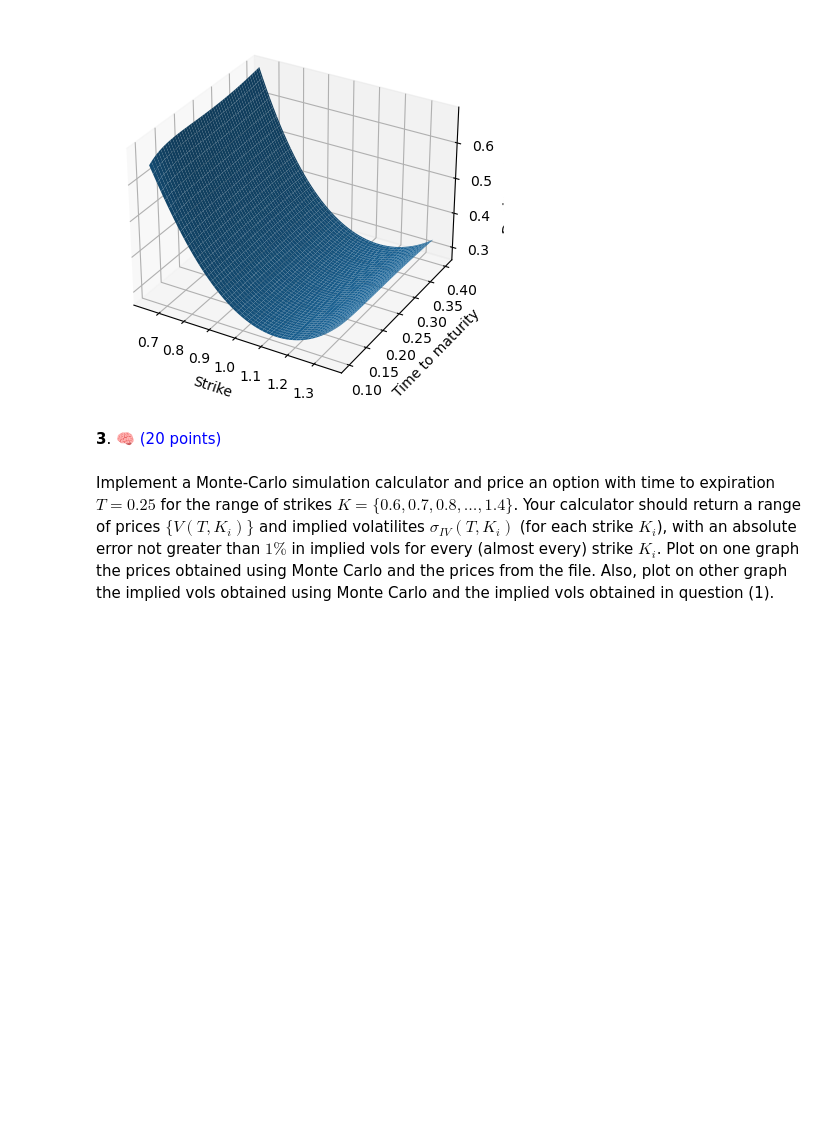
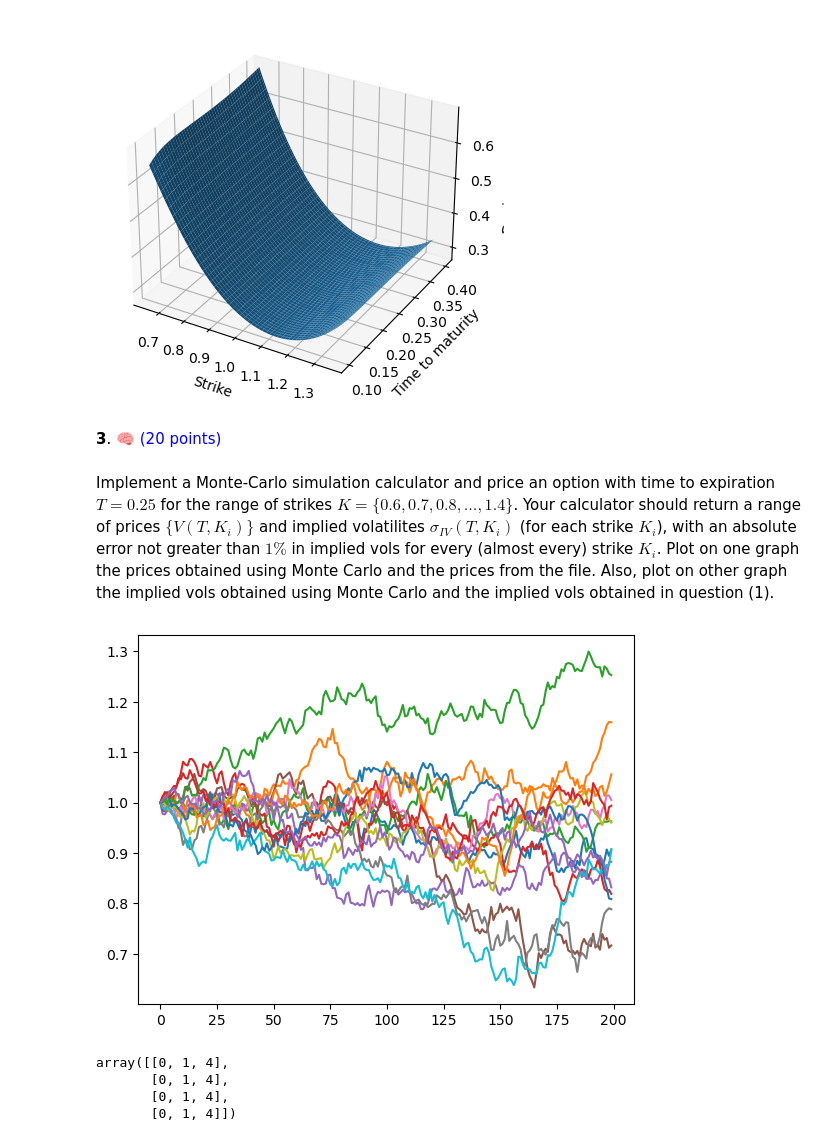
Before and after one commit to VsevolodZaostrovsky/-StochasticVolatilityModels, a Jupyter notebook: Homeworks/Lab 1.ipynb, the cells around one changed output. Saved outputs shown, nothing was run; the diff lists cells and outputs as text; code cells hidden in the pictures; blank space fills up the shorter version.

Commit message:
traj simulator was implemented

```diff
--- a/Homeworks/Lab 1.ipynb
+++ b/Homeworks/Lab 1.ipynb
@@ -352,0 +345,19 @@ Implement a Monte-Carlo simulation calculator and price an option with time to e
+# %%
+def simulate_trajectories(number_of_trajs: int, steps: int, time_to_mat: float, seed: int = 42):
+    ans = np.full((number_of_trajs, steps), 0.)
+
+    dt = time_to_mat / float(steps)
+    random = np.random.default_rng(seed)
+    for i in range(steps - 1):
+        norm = random.normal(size=(number_of_trajs, 1))
+        deltat = np.full((1, number_of_trajs), i * dt)
+
+        ans[:, i + 1] = (ans[:, i].reshape(number_of_trajs,1)
+            - (0.5 * local_voaltility(deltat, np.exp(ans[:, i]))**2 * dt).T
+                + np.sqrt(dt) * local_voaltility(deltat, np.exp(ans[:, i])).T * norm).reshape(number_of_trajs,)
+
+    return np.exp(ans)
+# %%
+plt.plot(simulate_trajectories(15, 200, 0.3).T);
+# %% [output]
+[figure, added]
@@ -352,0 +368,7 @@ Implement a Monte-Carlo simulation calculator and price an option with time to e
+# %%
+ans
+# %% [output]
+array([[0, 1, 4],
+       [0, 1, 4],
+       [0, 1, 4],
+       [0, 1, 4]])
```
Also changed, not shown: parts of 5 cells of this notebook.
